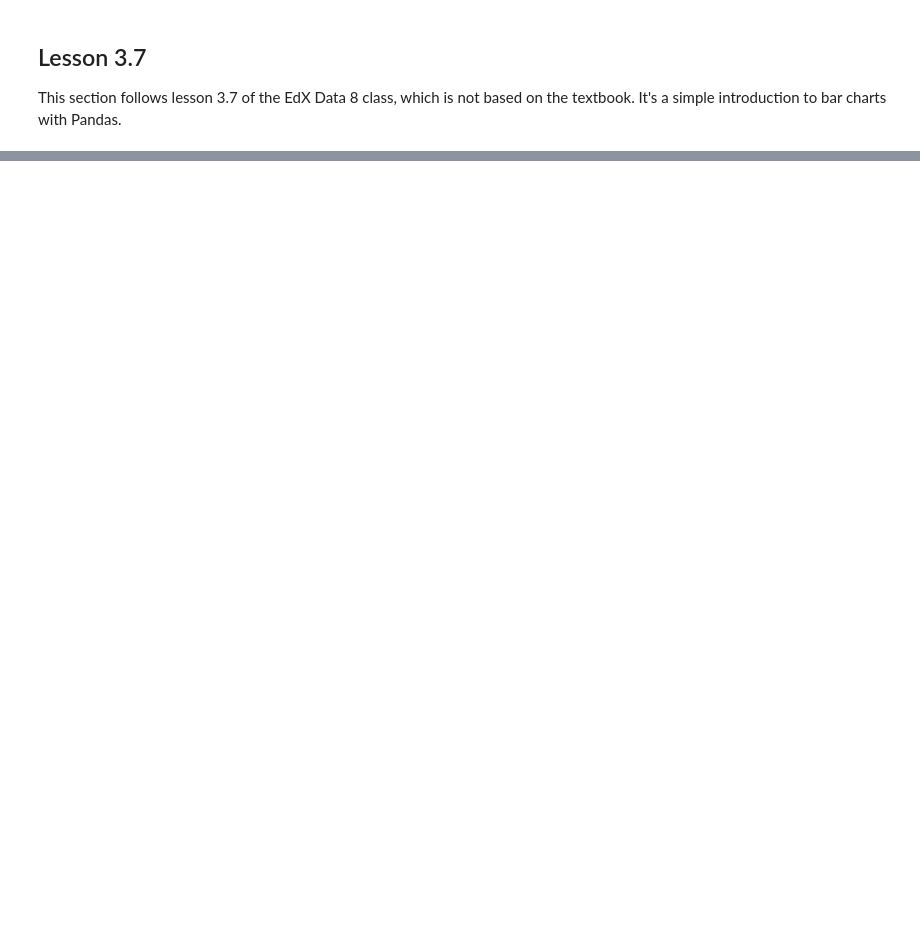
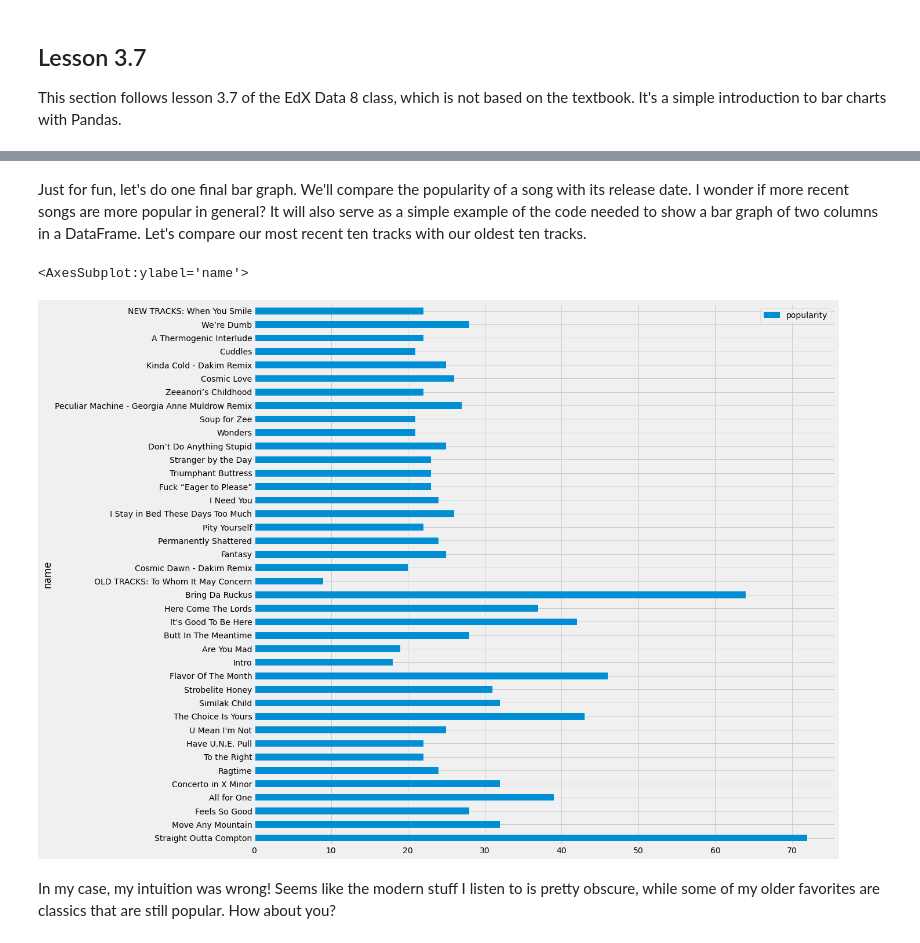
Before and after one commit to JimmyLamothe/dataspot, a Jupyter notebook: dataspot_3-7.ipynb, the cells around one changed output, grey strips where cells are left out. Drawn from its saved outputs; the diff is of its cells as text; code cells hidden in the pictures; blank space fills up the shorter version.

```diff
--- a/dataspot_3-7.ipynb
+++ b/dataspot_3-7.ipynb
@@ -18,0 +97,16 @@ Now, we'll query the Spotify API to create a new DataFrame with track informatio
+# %% [markdown]
+Just for fun, let's do one final bar graph. We'll compare the popularity of a song with its release date. I wonder if more recent songs are more popular in general? It will also serve as a simple example of the code needed to show a bar graph of two columns in a DataFrame. Let's compare our most recent ten tracks with our oldest ten tracks.
+# %%
+tracks_by_date = user_tracks.sort_values('release_date')
+old_tracks = tracks_by_date.head(20)
+new_tracks = tracks_by_date.tail(20)
+new_tracks
+old_tracks.iat[19,0] = 'OLD TRACKS: ' + old_tracks.iat[19,0] #This is a way to change the value of a single cell
+new_tracks.iat[19,0] = 'NEW TRACKS: ' + new_tracks.iat[19,0]
+old_and_new = old_tracks.append(new_tracks) #This is a simple way to combine two DataFrames with identical shapes
+old_and_new.plot.barh(y='popularity', x='name', figsize=(16,16))
+# %% [output]
+<AxesSubplot:ylabel='name'>
+[figure, added]
+# %% [markdown]
+In my case, my intuition was wrong! Seems like the modern stuff I listen to is pretty obscure, while some of my older favorites are classics that are still popular. How about you?
```
Also changed, not shown: parts of 17 cells of this notebook, 3 other files.
